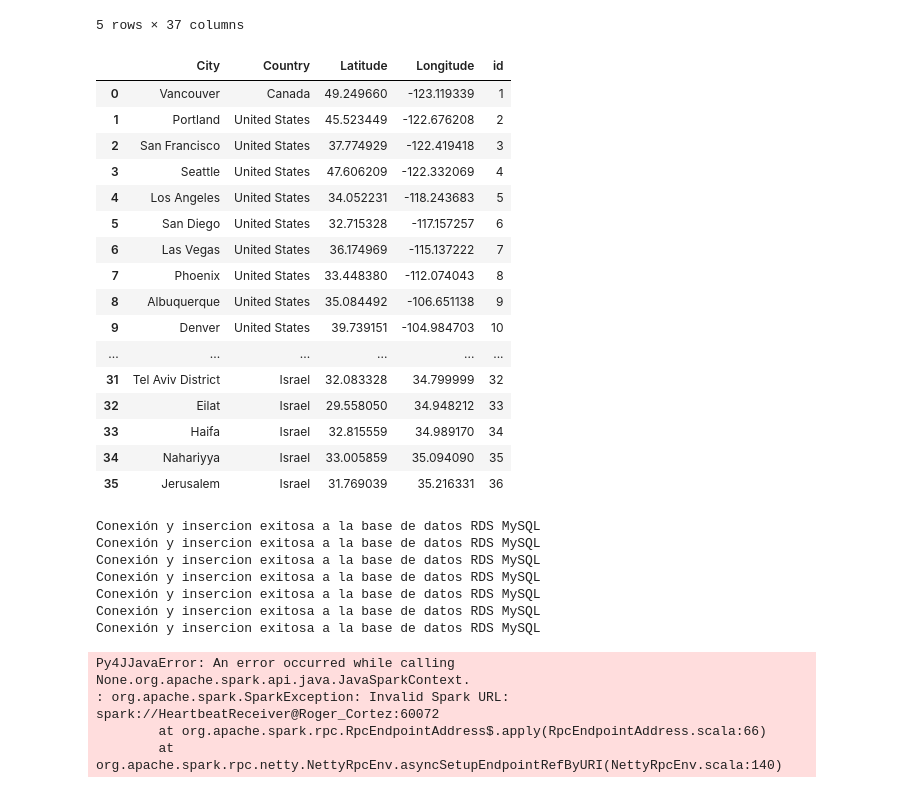
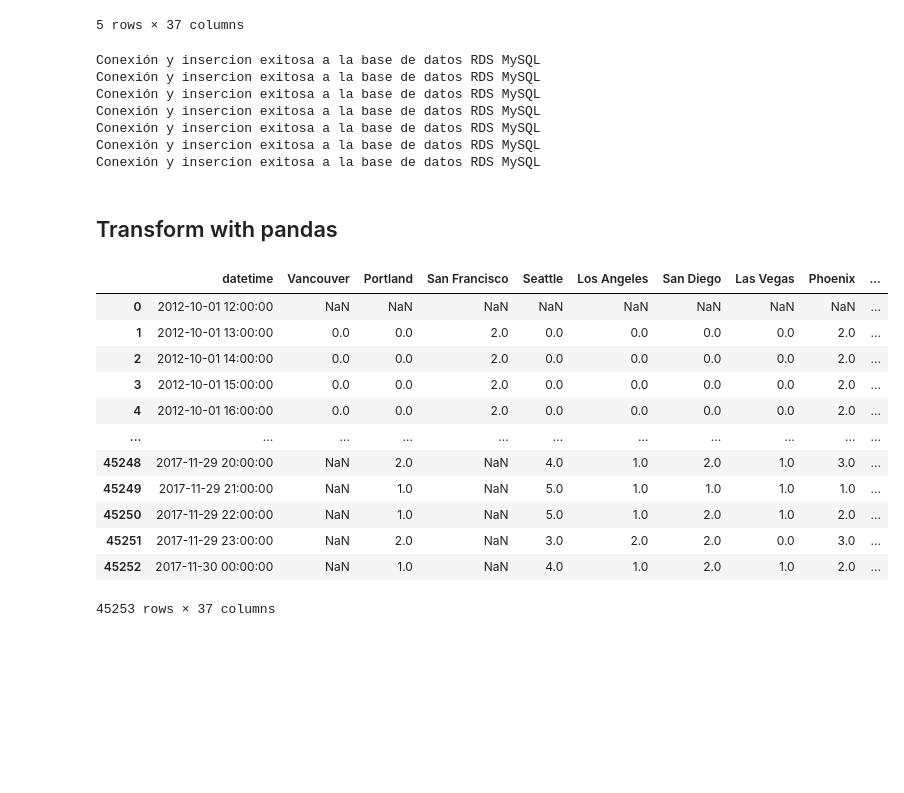
Before and after one commit to RogerCortezRosas/Weather_Proyect, a Jupyter notebook: ETL/work_table.ipynb, the cells around one changed output. Drawn from its saved outputs; the diff is of its cells as text; code cells hidden in the pictures; blank space fills up the shorter version.

```diff
--- a/ETL/work_table.ipynb
+++ b/ETL/work_table.ipynb
@@ -88,26 +88,6 @@ dicc = {
 # %%
 for key,df in dicc.items():
     df['id']= range(1, len(df) + 1)
-# %%
-city_df
-# %% [output]
-|  | City | Country | Latitude | Longitude | id |
-| 0 | Vancouver | Canada | 49.249660 | -123.119339 | 1 |
-| 1 | Portland | United States | 45.523449 | -122.676208 | 2 |
-| 2 | San Francisco | United States | 37.774929 | -122.419418 | 3 |
-| 3 | Seattle | United States | 47.606209 | -122.332069 | 4 |
-| 4 | Los Angeles | United States | 34.052231 | -118.243683 | 5 |
-| 5 | San Diego | United States | 32.715328 | -117.157257 | 6 |
-| 6 | Las Vegas | United States | 36.174969 | -115.137222 | 7 |
-| 7 | Phoenix | United States | 33.448380 | -112.074043 | 8 |
-| 8 | Albuquerque | United States | 35.084492 | -106.651138 | 9 |
-| 9 | Denver | United States | 39.739151 | -104.984703 | 10 |
-| ... | ... | ... | ... | ... | ... |
-| 31 | Tel Aviv District | Israel | 32.083328 | 34.799999 | 32 |
-| 32 | Eilat | Israel | 29.558050 | 34.948212 | 33 |
-| 33 | Haifa | Israel | 32.815559 | 34.989170 | 34 |
-| 34 | Nahariyya | Israel | 33.005859 | 35.094090 | 35 |
-| 35 | Jerusalem | Israel | 31.769039 | 35.216331 | 36 |
 # %%
 for key,df in dicc.items():
     df = df.iloc[0:10, :]
@@ -120,13 +100,3 @@ Conexión y insercion exitosa a la base de datos RDS MySQL
 Conexión y insercion exitosa a la base de datos RDS MySQL
 Conexión y insercion exitosa a la base de datos RDS MySQL
 Conexión y insercion exitosa a la base de datos RDS MySQL
-# %%
-from pyspark import SparkConf
-
-conf = SparkConf().setAppName("Get new data").setMaster("local")
-spark = SparkSession.builder.config(conf=conf).getOrCreate()
-# %% [output]
-Py4JJavaError: An error occurred while calling None.org.apache.spark.api.java.JavaSparkContext.
-: org.apache.spark.SparkException: Invalid Spark URL: spark://HeartbeatReceiver@Roger_Cortez:60072
-        at org.apache.spark.rpc.RpcEndpointAddress$.apply(RpcEndpointAddress.scala:66)
-        at org.apache.spark.rpc.netty.NettyRpcEnv.asyncSetupEndpointRefByURI(NettyRpcEnv.scala:140)
@@ -141,0 +103,18 @@ df = spark.read.format("jdbc").option("url","jdbc:mysql://localhost:3306/airflow
+# %% [markdown]
+## Transform with pandas
+# %%
+wind_speed_df
+# %% [output]
+|  | datetime | Vancouver | Portland | San Francisco | Seattle | Los Angeles | San Diego | Las Vegas | Phoenix | ... |
+| 0 | 2012-10-01 12:00:00 | NaN | NaN | NaN | NaN | NaN | NaN | NaN | NaN | ... |
+| 1 | 2012-10-01 13:00:00 | 0.0 | 0.0 | 2.0 | 0.0 | 0.0 | 0.0 | 0.0 | 2.0 | ... |
+| 2 | 2012-10-01 14:00:00 | 0.0 | 0.0 | 2.0 | 0.0 | 0.0 | 0.0 | 0.0 | 2.0 | ... |
+| 3 | 2012-10-01 15:00:00 | 0.0 | 0.0 | 2.0 | 0.0 | 0.0 | 0.0 | 0.0 | 2.0 | ... |
+| 4 | 2012-10-01 16:00:00 | 0.0 | 0.0 | 2.0 | 0.0 | 0.0 | 0.0 | 0.0 | 2.0 | ... |
+| ... | ... | ... | ... | ... | ... | ... | ... | ... | ... | ... |
+| 45248 | 2017-11-29 20:00:00 | NaN | 2.0 | NaN | 4.0 | 1.0 | 2.0 | 1.0 | 3.0 | ... |
+| 45249 | 2017-11-29 21:00:00 | NaN | 1.0 | NaN | 5.0 | 1.0 | 1.0 | 1.0 | 1.0 | ... |
+| 45250 | 2017-11-29 22:00:00 | NaN | 1.0 | NaN | 5.0 | 1.0 | 2.0 | 1.0 | 2.0 | ... |
+| 45251 | 2017-11-29 23:00:00 | NaN | 2.0 | NaN | 3.0 | 2.0 | 2.0 | 0.0 | 3.0 | ... |
+| 45252 | 2017-11-30 00:00:00 | NaN | 1.0 | NaN | 4.0 | 1.0 | 2.0 | 1.0 | 2.0 | ... |
+45253 rows × 37 columns
```
Also changed, not shown: parts of 10 cells of this notebook, 3 other files.
